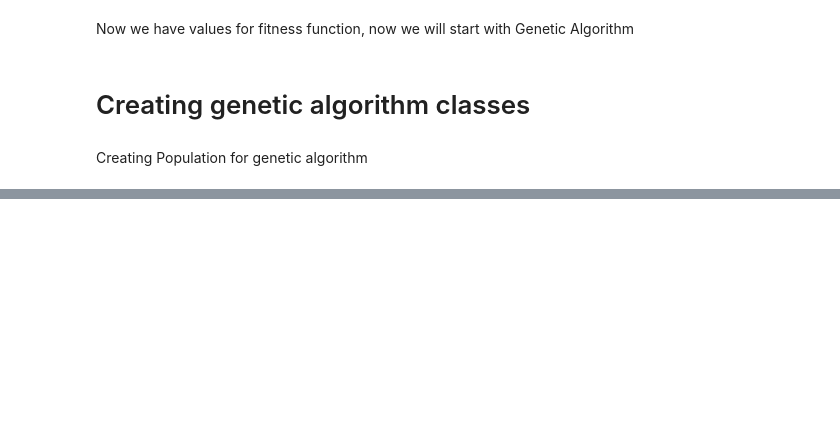
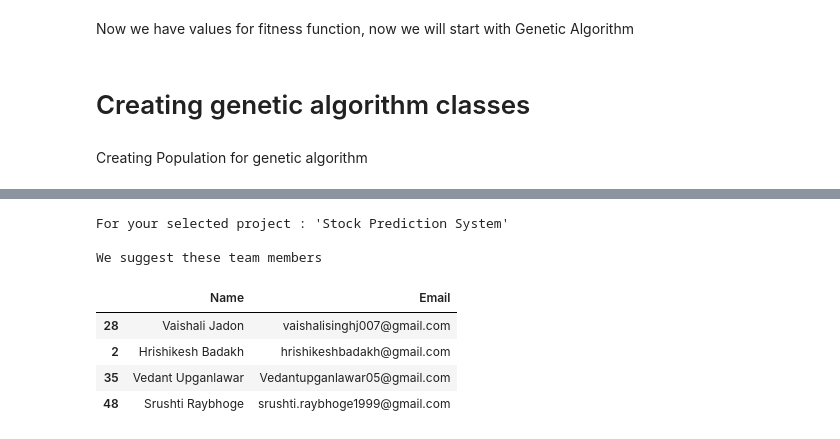
Before and after one commit to aditya26091999/best-team-prediction-genetic-algorithm, a Jupyter notebook: genetic_algorithm_teamselection.ipynb, the cells around one changed output, grey strips where cells are left out. Saved outputs shown, nothing was run; the diff lists cells and outputs as text; code cells hidden in the pictures; blank space fills up the shorter version.

```diff
--- a/genetic_algorithm_teamselection.ipynb
+++ b/genetic_algorithm_teamselection.ipynb
@@ -321,0 +506,4 @@ p.checkFittest(projects[0])
+# %%
+print(colored("Best Team\n","blue"))
+bestTeamResult = results.iloc[Population.bestResultInGeneration]
+display(bestTeamResult)
@@ -321,0 +517,28 @@ p.checkFittest(projects[0])
+# %%
+l = [i for i in bestTeamResult.team_member_list]
+members = []
+for i in l:
+  try:
+    members.append(int(i))
+  except:
+    pass
+
+bestTeamSelected = pd.DataFrame()
+lastGeneration = output[0]
+
+for i in members:
+  student_index = lastGeneration.random_selected_students[i]
+  bestTeamSelected = bestTeamSelected.append(lastGeneration.students.loc[student_index])
+
+print(colored("For your selected project : " +"'"+ str(projectSelected['project_name']+"'"),"blue"))
+print(colored("\nWe suggest these team members","blue"))
+display(bestTeamSelected[['Name','Email']])
+# %% [output]
+For your selected project : 'Stock Prediction System'
+
+We suggest these team members
+|  | Name | Email |
+| 28 | Vaishali Jadon | vaishalisinghj007@gmail.com |
+| 2 | Hrishikesh Badakh | hrishikeshbadakh@gmail.com |
+| 35 | Vedant Upganlawar | Vedantupganlawar05@gmail.com |
+| 48 | Srushti Raybhoge | srushti.raybhoge1999@gmail.com |
```
Also changed, not shown: parts of 26 cells of this notebook.
